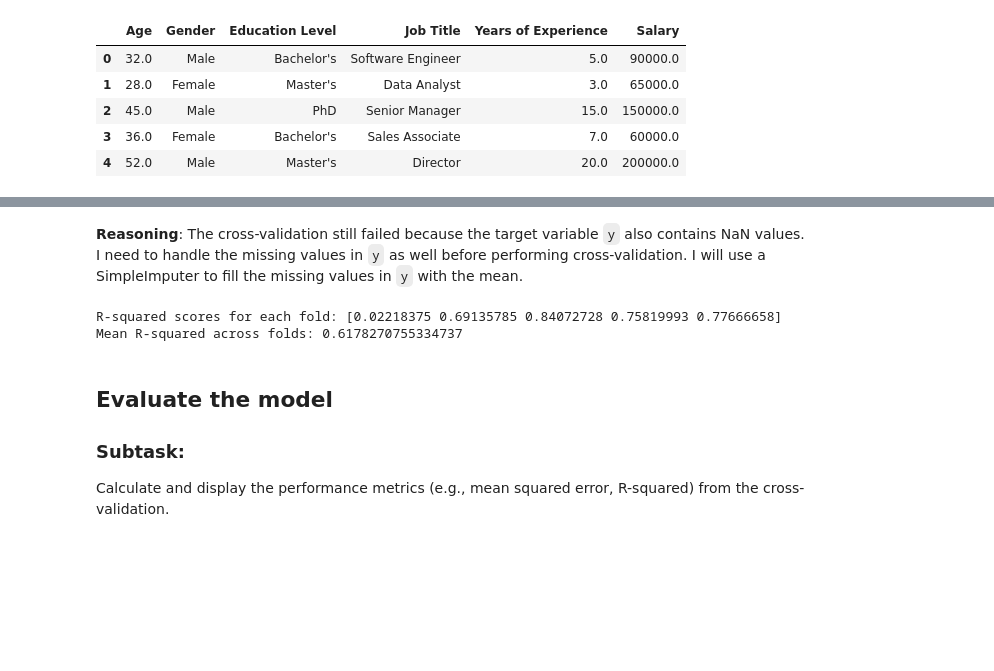
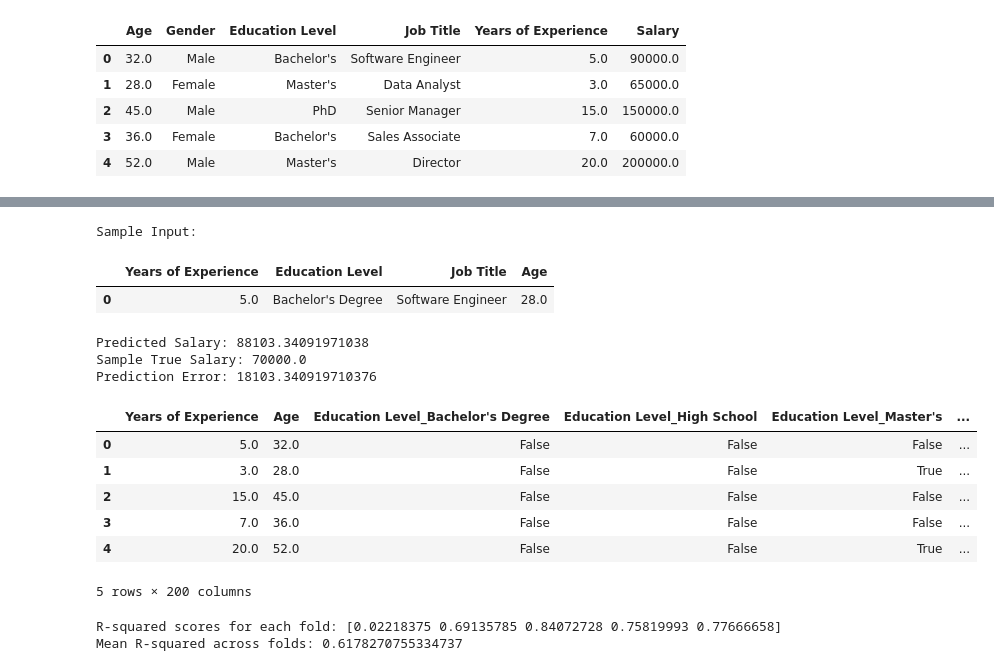
Before and after one commit to naveen-pixel07/2025_ML, a Jupyter notebook: K_fold.ipynb, the cells around one changed output, grey strips where cells are left out. Cells and saved outputs as stored; diff of their text form; code cells hidden in the pictures; blank space fills up the shorter version.

```diff
--- a/K_fold.ipynb
+++ b/K_fold.ipynb
@@ -111,4 +41,71 @@ Prediction Error: 8734.922904232328
-# %% [markdown]
-**Reasoning**:
-The cross-validation still failed because the target variable `y` also contains NaN values. I need to handle the missing values in `y` as well before performing cross-validation. I will use a SimpleImputer to fill the missing values in `y` with the mean.
+# %%
+import numpy as np
+from sklearn.impute import SimpleImputer
+from sklearn.model_selection import cross_val_score
+from sklearn.linear_model import LinearRegression
+import pandas as pd
+
+model = LinearRegression()
+
+
+imputer_X = SimpleImputer(missing_values=np.nan, strategy='mean')
+X_imputed = imputer_X.fit_transform(X)
+
+imputer_y = SimpleImputer(missing_values=np.nan, strategy='mean')
+y_imputed = imputer_y.fit_transform(y.values.reshape(-1, 1)).ravel()
+
+
+model.fit(X_imputed, y_imputed)
+
+
+sample_input = pd.DataFrame({
+    'Years of Experience': [5.0],
+    'Education Level': ['Bachelor\'s Degree'],
+    'Job Title': ['Software Engineer'],
+    'Age': [28.0]
+})
+
+
+sample_input_encoded = pd.get_dummies(sample_input, columns=['Education Level', 'Job Title'], drop_first=True)
+
+
+missing_cols = set(X.columns) - set(sample_input_encoded.columns)
+missing_df = pd.DataFrame(0, index=sample_input_encoded.index, columns=list(missing_cols))
+sample_input_encoded = pd.concat([sample_input_encoded, missing_df], axis=1)
+
+
+sample_input_encoded = sample_input_encoded[X.columns]
+
+
+imputer_X_sample = SimpleImputer(missing_values=np.nan, strategy='mean')
+sample_input_imputed = imputer_X_sample.fit_transform(sample_input_encoded)
+
+
+
+predicted_salary = model.predict(sample_input_imputed)
+
+
+sample_true_salary = 70000.0
+
+
+print("Sample Input:")
+display(sample_input)
+print("\nPredicted Salary:", predicted_salary[0])
+print("Sample True Salary:", sample_true_salary)
+print("Prediction Error:", abs(predicted_salary[0] - sample_true_salary))
+display(X.head())
+# %% [output]
+Sample Input:
+|  | Years of Experience | Education Level | Job Title | Age |
+| 0 | 5.0 | Bachelor's Degree | Software Engineer | 28.0 |
+Predicted Salary: 88103.34091971038
+Sample True Salary: 70000.0
+Prediction Error: 18103.340919710376
+|  | Years of Experience | Age | Education Level_Bachelor's Degree | Education Level_High School | Education Level_Master's | ... |
+| 0 | 5.0 | 32.0 | False | False | False | ... |
+| 1 | 3.0 | 28.0 | False | False | True | ... |
+| 2 | 15.0 | 45.0 | False | False | False | ... |
+| 3 | 7.0 | 36.0 | False | False | False | ... |
+| 4 | 20.0 | 52.0 | False | False | True | ... |
+5 rows × 200 columns
 # %%
@@ -121,8 +128,3 @@ print("Mean R-squared across folds:", scores.mean())
 # %% [output]
 R-squared scores for each fold: [0.02218375 0.69135785 0.84072728 0.75819993 0.77666658]
 Mean R-squared across folds: 0.6178270755334737
-# %% [markdown]
-## Evaluate the model
-
-### Subtask:
-Calculate and display the performance metrics (e.g., mean squared error, R-squared) from the cross-validation.
```
Also changed, not shown: parts of 19 cells of this notebook.
